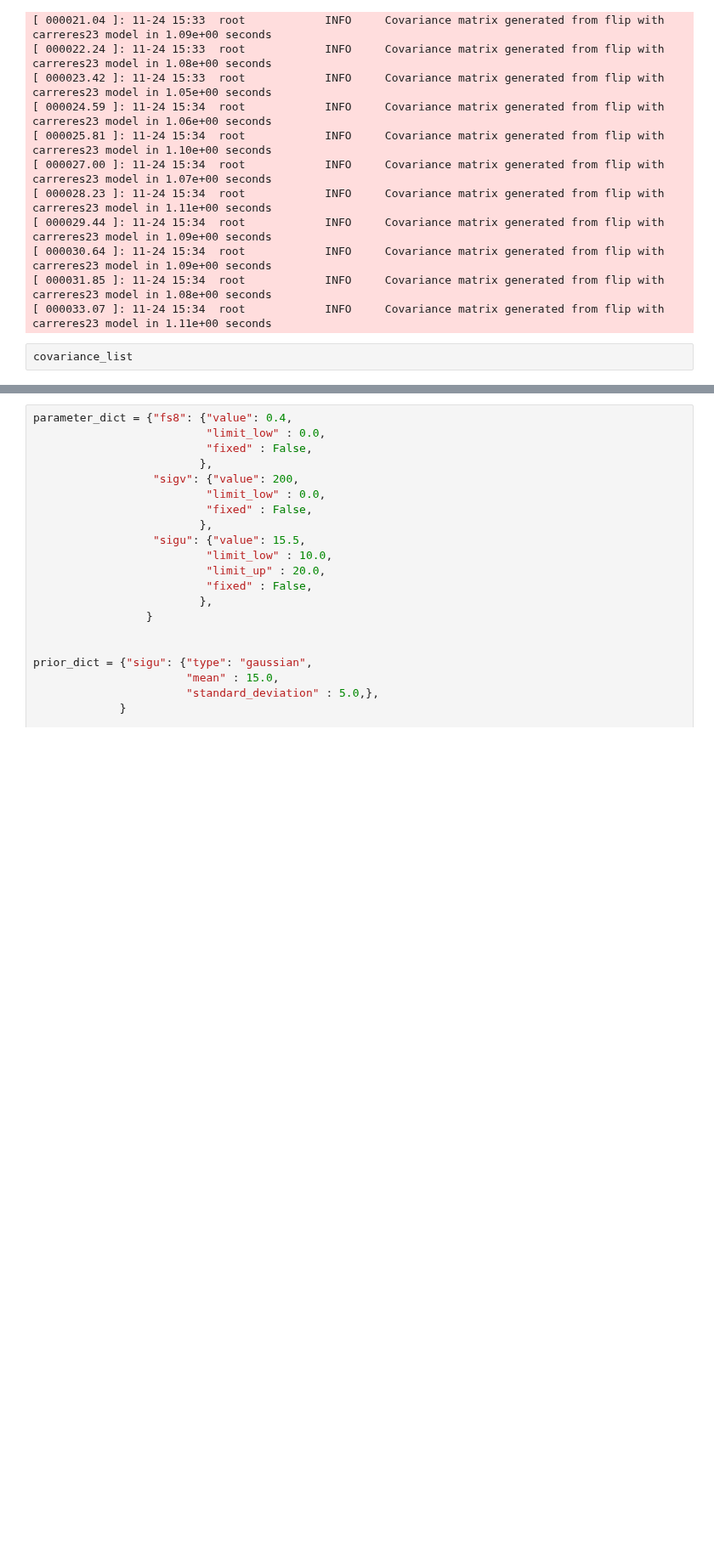
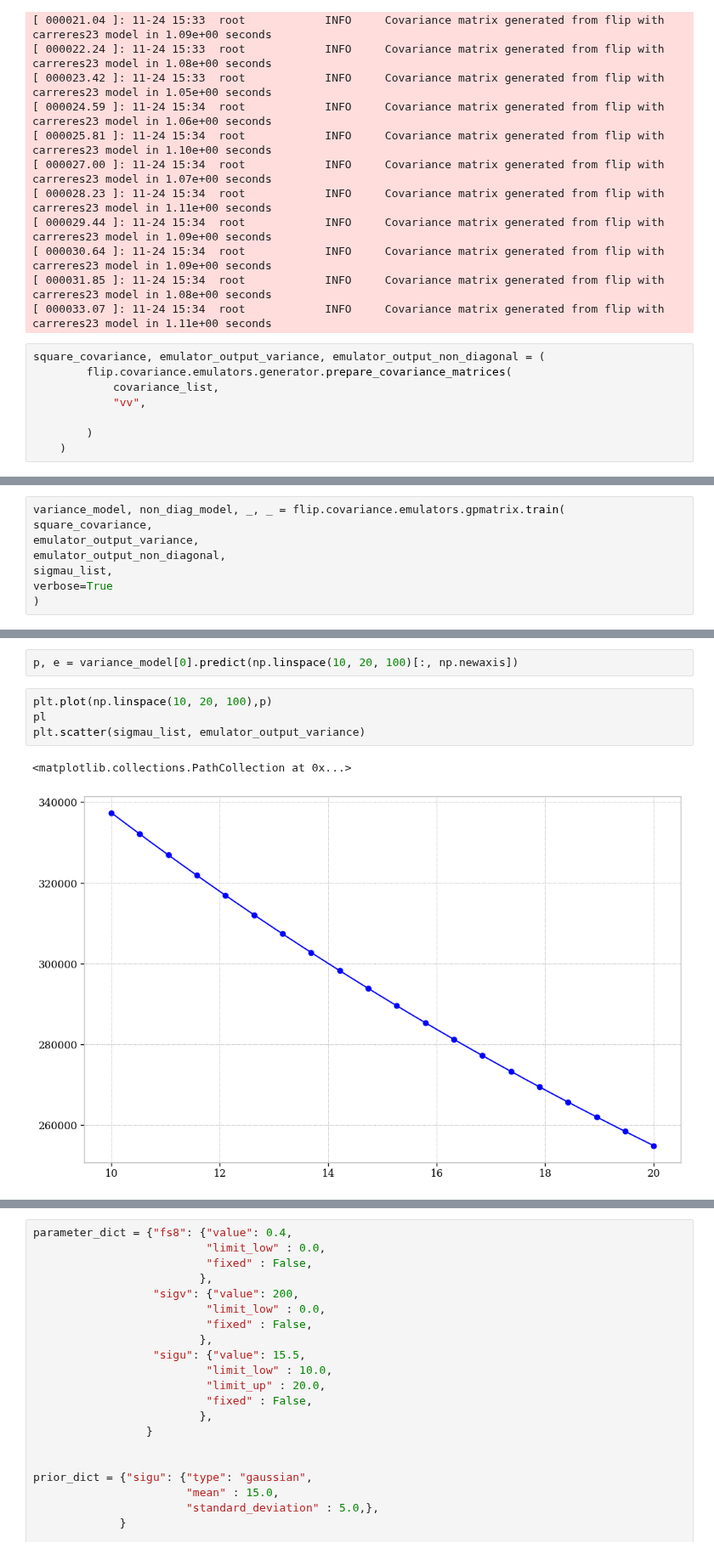
Before and after one commit to corentinravoux/flip, a Jupyter notebook: notebook/fit_velocity-emulator.ipynb, the cells around one changed output, grey strips where cells are left out. Shown at 85% size. Drawn from its saved outputs; the diff is of its cells as text; blank space fills up the shorter version.

```diff
--- a/notebook/fit_velocity-emulator.ipynb
+++ b/notebook/fit_velocity-emulator.ipynb
@@ -94,4 +88,10 @@ for sigu in sigmau_list:
 [ 000031.85 ]: 11-24 15:34  root            INFO     Covariance matrix generated from flip with carreres23 model in 1.08e+00 seconds
 [ 000033.07 ]: 11-24 15:34  root            INFO     Covariance matrix generated from flip with carreres23 model in 1.11e+00 seconds
 # %%
-covariance_list
+square_covariance, emulator_output_variance, emulator_output_non_diagonal = (
+        flip.covariance.emulators.generator.prepare_covariance_matrices(
+            covariance_list,
+            "vv",
+
+        )
+    )
@@ -97,0 +106,8 @@ covariance_list
+# %%
+variance_model, non_diag_model, _, _ = flip.covariance.emulators.gpmatrix.train(
+square_covariance,
+emulator_output_variance,
+emulator_output_non_diagonal,
+sigmau_list,
+verbose=True
+)
@@ -98,3 +138,12 @@ covariance_list
+# %%
+p, e = variance_model[0].predict(np.linspace(10, 20, 100)[:, np.newaxis])
+# %%
+plt.plot(np.linspace(10, 20, 100),p)
+pl
+plt.scatter(sigmau_list, emulator_output_variance)
+# %% [output]
+<matplotlib.collections.PathCollection at 0x...>
+[figure, added]
 # %%
 emulator_model = "gpmatrix"
 emulator_parameter_names = ["sigu"]
```
Also changed, not shown: parts of 5 cells of this notebook, 4 other files.
